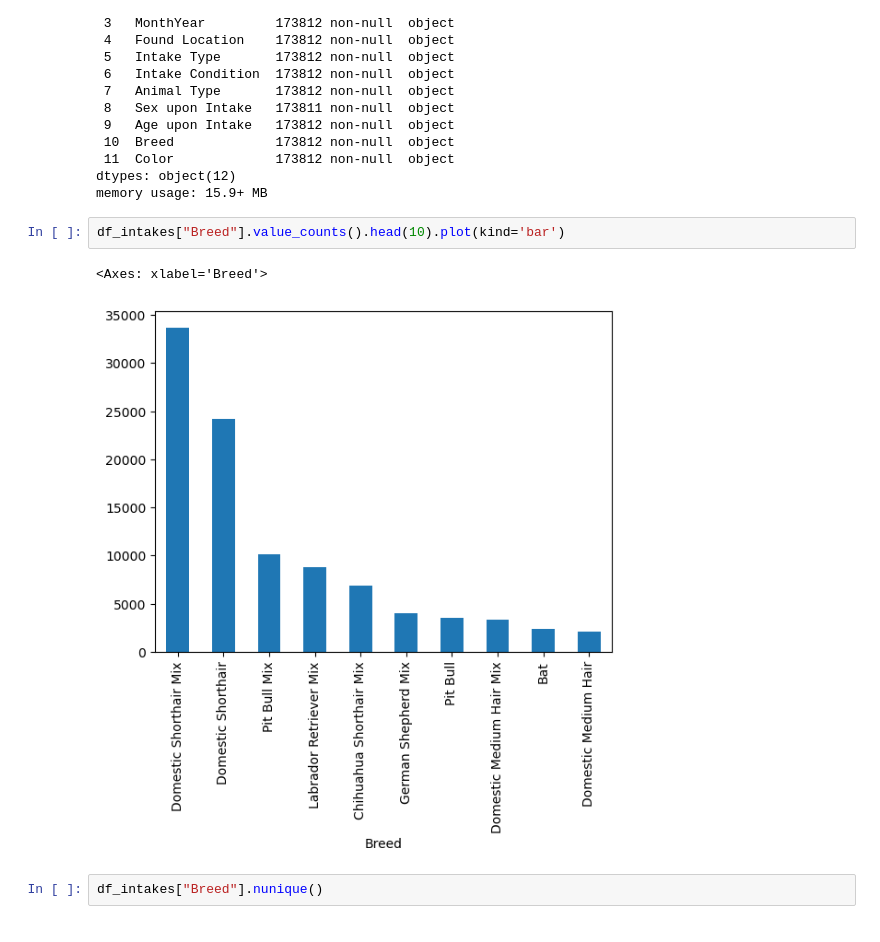
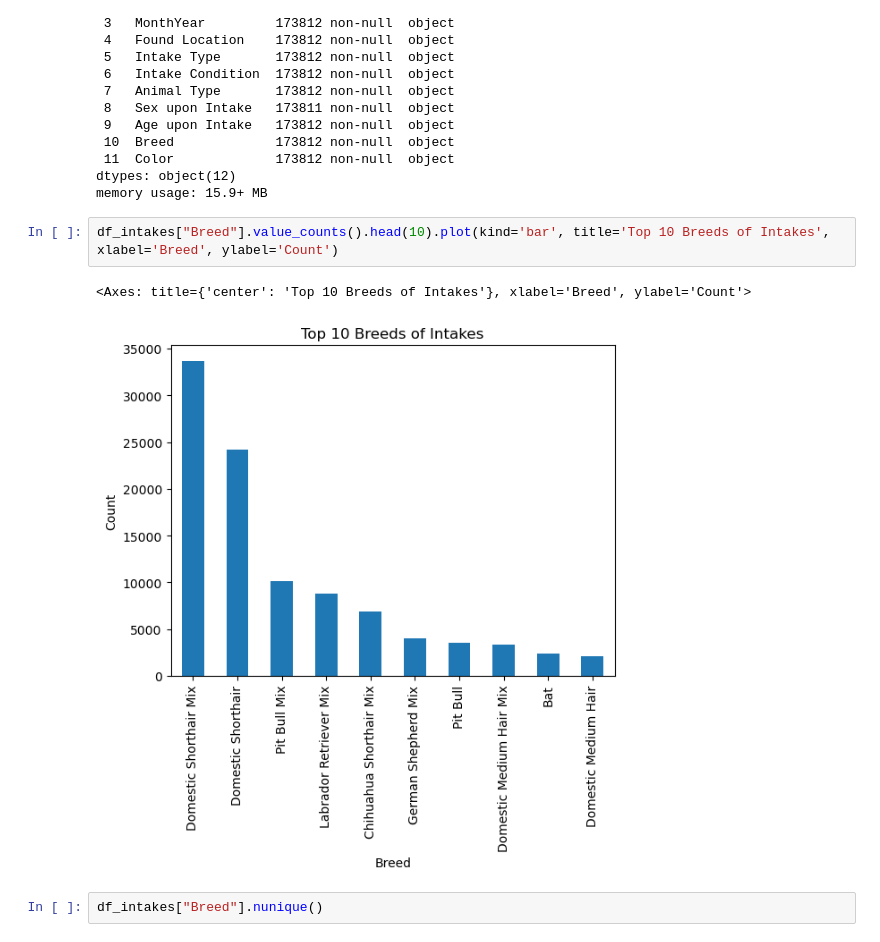
Before and after one commit to annahauk/adoptionML, a Jupyter notebook: EDA.ipynb, the cells around one changed output. Drawn from its saved outputs; the diff is of its cells as text.

```diff
--- a/EDA.ipynb
+++ b/EDA.ipynb
@@ -105,10 +107,10 @@ Data columns (total 12 columns):
 dtypes: object(12)
 memory usage: 15.9+ MB
 # %%
-df_intakes["Breed"].value_counts().head(10).plot(kind='bar')
+df_intakes["Breed"].value_counts().head(10).plot(kind='bar', title='Top 10 Breeds of Intakes', xlabel='Breed', ylabel='Count')
 # %% [output]
-<Axes: xlabel='Breed'>
+<Axes: title={'center': 'Top 10 Breeds of Intakes'}, xlabel='Breed', ylabel='Count'>
-[figure, old version]
+[figure, new version]
 # %%
 df_intakes["Breed"].nunique()
 # %% [output]
```
Also changed, not shown: parts of 1 cell of this notebook.
